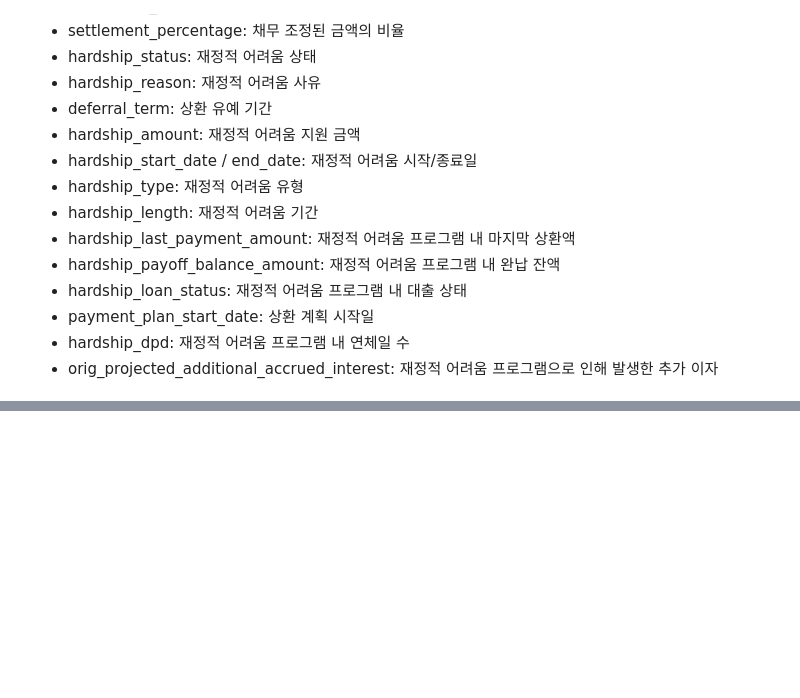
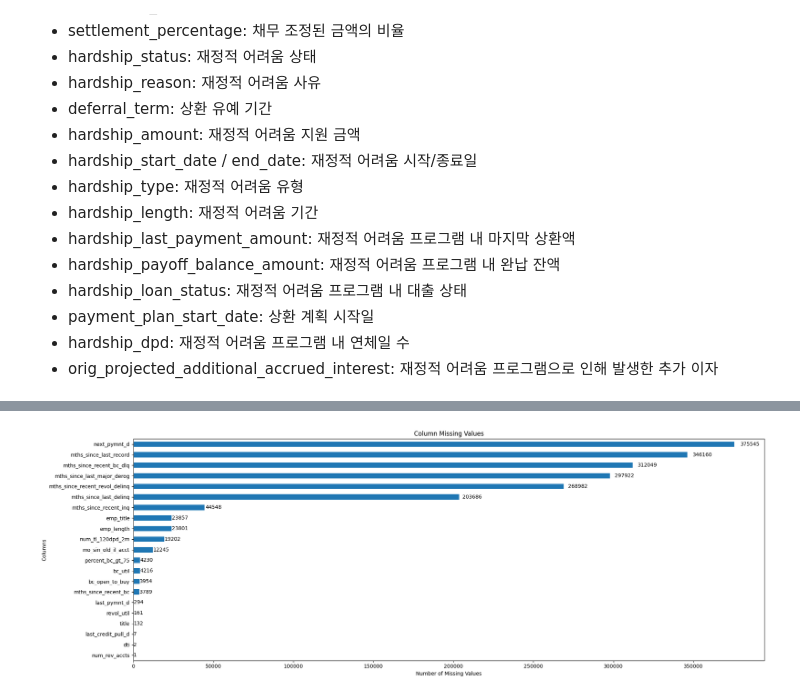
Before and after one commit to hopedom/DS5, a Jupyter notebook: lending-club-prep.ipynb, the cells around one changed output, grey strips where cells are left out. Drawn from its saved outputs; the diff is of its cells as text; code cells hidden in the pictures; blank space fills up the shorter version.

```diff
--- a/lending-club-prep.ipynb
+++ b/lending-club-prep.ipynb
@@ -366,0 +452,6 @@ df1.info()
+# %%
+keywords_to_filter = ['inq_', 'open_rv', 'open_il', 'open_ac', 'total_', 'il_util', 'all_util', 'max_bal_bc', 'mths_since_rcnt_il']
+
+credit_inquiry_related_columns = [col for col in missing_counts_df1_rev.index if any(keyword in col for keyword in keywords_to_filter)]
+
+df1 = df1.drop(credit_inquiry_related_columns, axis=1)
@@ -366,0 +470,10 @@ df1.info()
+# %%
+keywords_to_filter = ['payment_plan_start_date', 'deferral_term', 'orig_projected_additional_accrued_interest']
+
+hardship_settlement_columns = [col for col in missing_counts_df1_rev.index if any(keyword in col for keyword in keywords_to_filter)]
+
+df1 = df1.drop(hardship_settlement_columns, axis=1)
+# %%
+missing_counts_df1_rev2 = plot_missing_counts_by_columns(df1)
+# %% [output]
+[figure, added]
```
Also changed, not shown: parts of 22 cells of this notebook.
